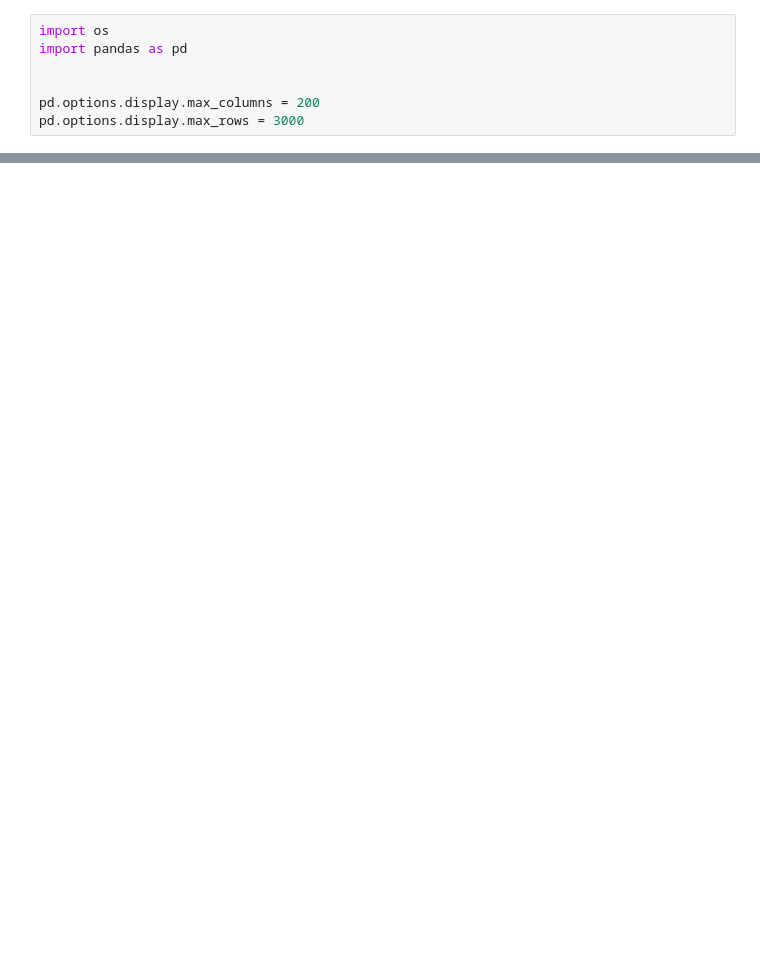
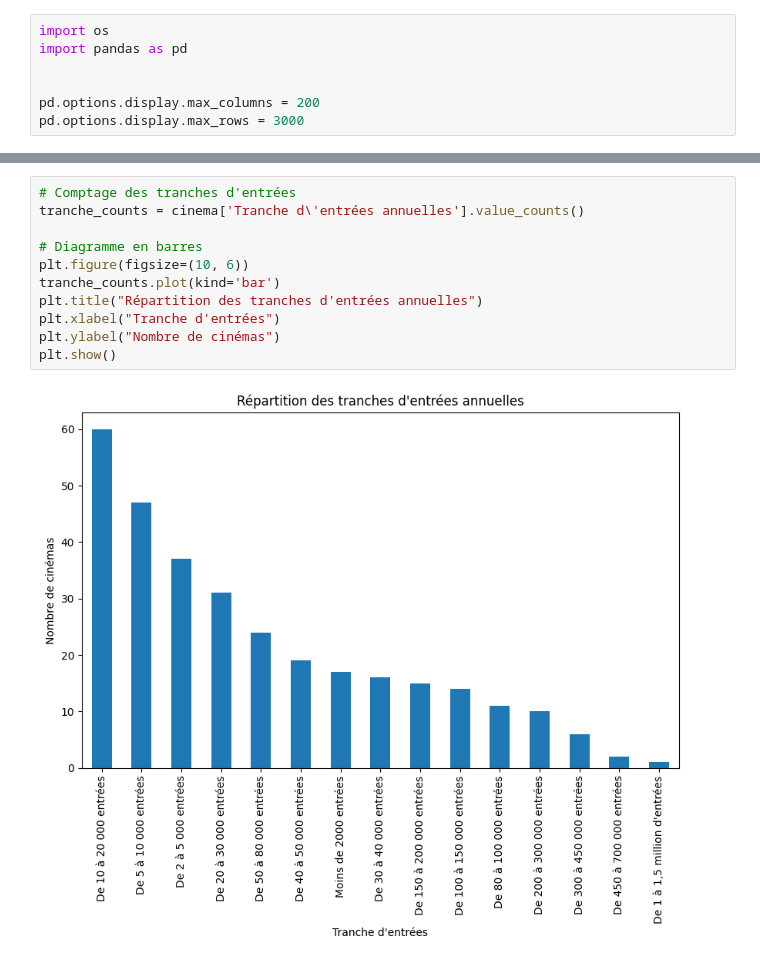
Before and after one commit to iblamesro/Cinema, a Jupyter notebook: devoir.ipynb, the cells around one changed output, grey strips where cells are left out. Cells and saved outputs as stored; diff of their text form; blank space fills up the shorter version.

```diff
--- a/devoir.ipynb
+++ b/devoir.ipynb
@@ -17,0 +103,13 @@ cinema.head()
+# %%
+# Comptage des tranches d'entrées
+tranche_counts = cinema['Tranche d\'entrées annuelles'].value_counts()
+
+# Diagramme en barres
+plt.figure(figsize=(10, 6))
+tranche_counts.plot(kind='bar')
+plt.title("Répartition des tranches d'entrées annuelles")
+plt.xlabel("Tranche d'entrées")
+plt.ylabel("Nombre de cinémas")
+plt.show()
+# %% [output]
+[figure, added]
```
Also changed, not shown: parts of 8 cells of this notebook.
